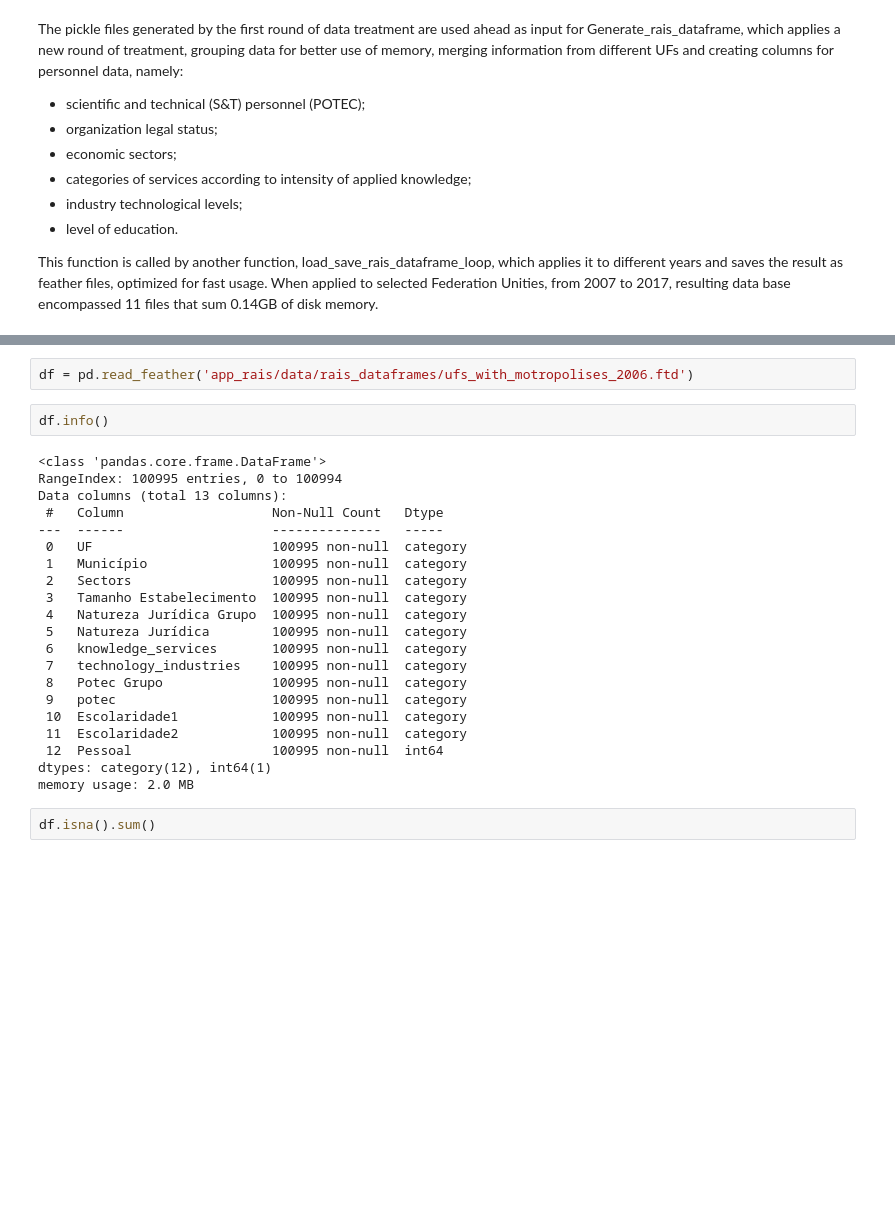
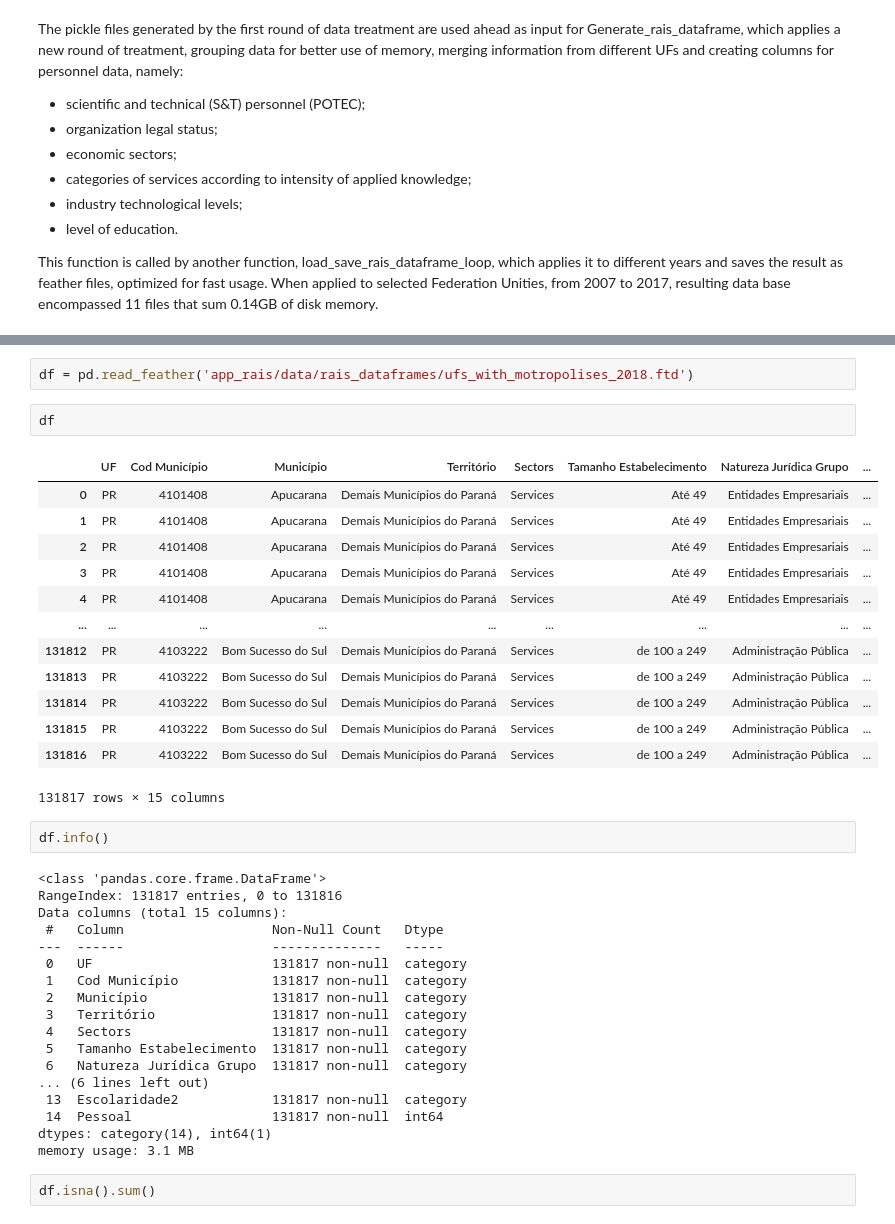
Before and after one commit to augustogeog/innovation_panel, a Jupyter notebook: 0_collecting_and_treating_RAIS_data.ipynb, the cells around one changed output, grey strips where cells are left out. Drawn from its saved outputs; the diff is of its cells as text; blank space fills up the shorter version.

```diff
--- a/0_collecting_and_treating_RAIS_data.ipynb
+++ b/0_collecting_and_treating_RAIS_data.ipynb
@@ -259,28 +252,41 @@ Resulting treated files occupy 0.36GB in disk.
 # %%
-df = pd.read_feather('app_rais/data/rais_dataframes/ufs_with_motropolises_2006.ftd')
+df = pd.read_feather('app_rais/data/rais_dataframes/ufs_with_motropolises_2018.ftd')
+# %%
+df
+# %% [output]
+|  | UF | Cod Município | Município | Território | Sectors | Tamanho Estabelecimento | Natureza Jurídica Grupo | ... |
+| 0 | PR | 4101408 | Apucarana | Demais Municípios do Paraná | Services | Até 49 | Entidades Empresariais | ... |
+| 1 | PR | 4101408 | Apucarana | Demais Municípios do Paraná | Services | Até 49 | Entidades Empresariais | ... |
+| 2 | PR | 4101408 | Apucarana | Demais Municípios do Paraná | Services | Até 49 | Entidades Empresariais | ... |
+| 3 | PR | 4101408 | Apucarana | Demais Municípios do Paraná | Services | Até 49 | Entidades Empresariais | ... |
+| 4 | PR | 4101408 | Apucarana | Demais Municípios do Paraná | Services | Até 49 | Entidades Empresariais | ... |
+| ... | ... | ... | ... | ... | ... | ... | ... | ... |
+| 131812 | PR | 4103222 | Bom Sucesso do Sul | Demais Municípios do Paraná | Services | de 100 a 249 | Administração Pública | ... |
+| 131813 | PR | 4103222 | Bom Sucesso do Sul | Demais Municípios do Paraná | Services | de 100 a 249 | Administração Pública | ... |
+| 131814 | PR | 4103222 | Bom Sucesso do Sul | Demais Municípios do Paraná | Services | de 100 a 249 | Administração Pública | ... |
+| 131815 | PR | 4103222 | Bom Sucesso do Sul | Demais Municípios do Paraná | Services | de 100 a 249 | Administração Pública | ... |
+| 131816 | PR | 4103222 | Bom Sucesso do Sul | Demais Municípios do Paraná | Services | de 100 a 249 | Administração Pública | ... |
+131817 rows × 15 columns
 # %%
 df.info()
 # %% [output]
 <class 'pandas.core.frame.DataFrame'>
-RangeIndex: 100995 entries, 0 to 100994
-Data columns (total 13 columns):
+RangeIndex: 131817 entries, 0 to 131816
+Data columns (total 15 columns):
  #   Column                   Non-Null Count   Dtype
 ---  ------                   --------------   -----
- 0   UF                       100995 non-null  category
- 1   Município                100995 non-null  category
- 2   Sectors                  100995 non-null  category
- 3   Tamanho Estabelecimento  100995 non-null  category
- 4   Natureza Jurídica Grupo  100995 non-null  category
- 5   Natureza Jurídica        100995 non-null  category
- 6   knowledge_services       100995 non-null  category
- 7   technology_industries    100995 non-null  category
- 8   Potec Grupo              100995 non-null  category
- 9   potec                    100995 non-null  category
- 10  Escolaridade1            100995 non-null  category
- 11  Escolaridade2            100995 non-null  category
- 12  Pessoal                  100995 non-null  int64
-dtypes: category(12), int64(1)
-memory usage: 2.0 MB
+ 0   UF                       131817 non-null  category
+ 1   Cod Município            131817 non-null  category
+ 2   Município                131817 non-null  category
+ 3   Território               131817 non-null  category
+ 4   Sectors                  131817 non-null  category
+ 5   Tamanho Estabelecimento  131817 non-null  category
+ 6   Natureza Jurídica Grupo  131817 non-null  category
+... (6 lines left out)
+ 13  Escolaridade2            131817 non-null  category
+ 14  Pessoal                  131817 non-null  int64
+dtypes: category(14), int64(1)
+memory usage: 3.1 MB
 # %%
 df.isna().sum()
 # %% [output]
```
Also changed, not shown: parts of 22 cells of this notebook, 37 other files.
